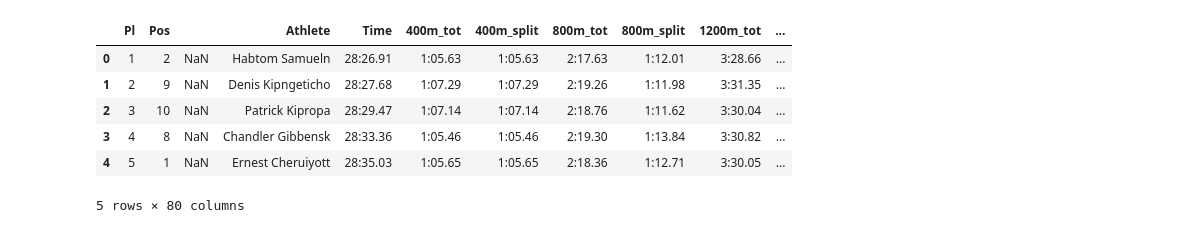
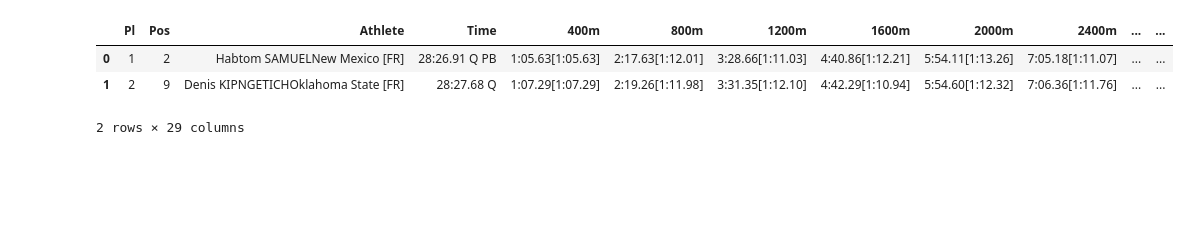
Before and after one commit to racheldadamio/rachels-receipts, a Jupyter notebook: regionals_10k/race_progression.ipynb, the cells around one changed output. Cells and saved outputs as stored; diff of their text form; code cells hidden in the pictures; blank space fills up the shorter version.

```diff
--- a/regionals_10k/race_progression.ipynb
+++ b/regionals_10k/race_progression.ipynb
@@ -87,10 +15,8 @@ for col in columns_to_rank:
 # %%
-df.head()
+df = scrape_results(url)
+df.head(2)
 # %% [output]
-|  | Pl | Pos |  | Athlete | Time | 400m_tot | 400m_split | 800m_tot | 800m_split | 1200m_tot | ... |
-| 0 | 1 | 2 | NaN | Habtom Samueln | 28:26.91 | 1:05.63 | 1:05.63 | 2:17.63 | 1:12.01 | 3:28.66 | ... |
-| 1 | 2 | 9 | NaN | Denis Kipngeticho | 28:27.68 | 1:07.29 | 1:07.29 | 2:19.26 | 1:11.98 | 3:31.35 | ... |
-| 2 | 3 | 10 | NaN | Patrick Kipropa | 28:29.47 | 1:07.14 | 1:07.14 | 2:18.76 | 1:11.62 | 3:30.04 | ... |
-| 3 | 4 | 8 | NaN | Chandler Gibbensk | 28:33.36 | 1:05.46 | 1:05.46 | 2:19.30 | 1:13.84 | 3:30.82 | ... |
-| 4 | 5 | 1 | NaN | Ernest Cheruiyott | 28:35.03 | 1:05.65 | 1:05.65 | 2:18.36 | 1:12.71 | 3:30.05 | ... |
+|  | Pl | Pos | Athlete | Time | 400m | 800m | 1200m | 1600m | 2000m | 2400m | ... | ... |
+| 0 | 1 | 2 | Habtom SAMUELNew Mexico [FR] | 28:26.91 Q PB | 1:05.63[1:05.63] | 2:17.63[1:12.01] | 3:28.66[1:11.03] | 4:40.86[1:12.21] | 5:54.11[1:13.26] | 7:05.18[1:11.07] | ... | ... |
+| 1 | 2 | 9 | Denis KIPNGETICHOklahoma State [FR] | 28:27.68 Q | 1:07.29[1:07.29] | 2:19.26[1:11.98] | 3:31.35[1:12.10] | 4:42.29[1:10.94] | 5:54.60[1:12.32] | 7:06.36[1:11.76] | ... | ... |
-5 rows × 80 columns
+2 rows × 29 columns
```
Also changed, not shown: parts of 26 cells of this notebook, 4 other files.
